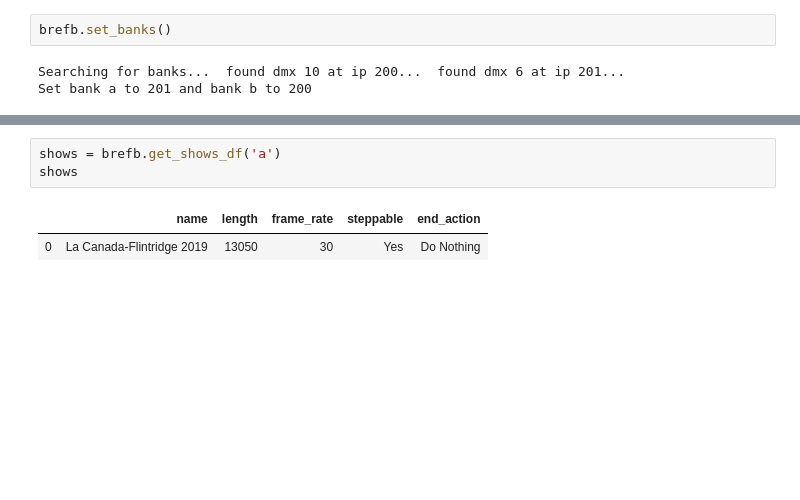
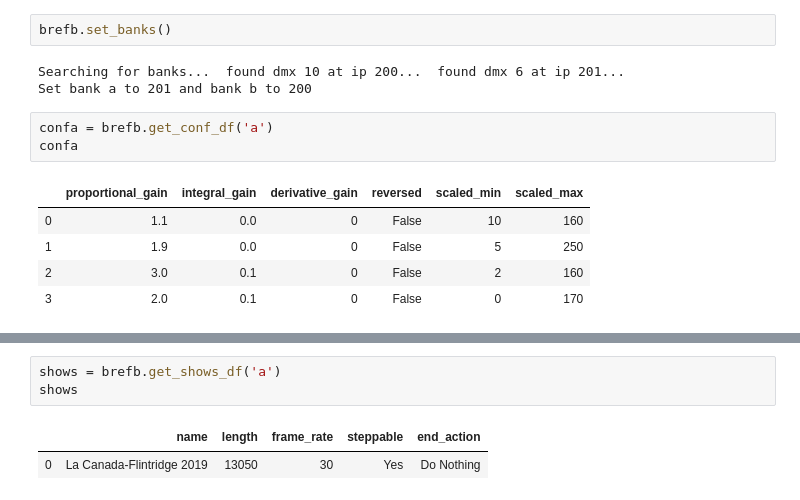
Before and after one commit to aesatchien/lcf_float, a Jupyter notebook: python/BrEFB.ipynb, the cells around one changed output, grey strips where cells are left out. Drawn from its saved outputs; the diff is of its cells as text; blank space fills up the shorter version.

```diff
--- a/python/BrEFB.ipynb
+++ b/python/BrEFB.ipynb
@@ -18,4 +18,13 @@ brefb.set_banks()
 # %% [output]
 Searching for banks...  found dmx 10 at ip 200...  found dmx 6 at ip 201...
 Set bank a to 201 and bank b to 200
+# %%
+confa = brefb.get_conf_df('a')
+confa
+# %% [output]
+|  | proportional_gain | integral_gain | derivative_gain | reversed | scaled_min | scaled_max |
+| 0 | 1.1 | 0.0 | 0 | False | 10 | 160 |
+| 1 | 1.9 | 0.0 | 0 | False | 5 | 250 |
+| 2 | 3.0 | 0.1 | 0 | False | 2 | 160 |
+| 3 | 2.0 | 0.1 | 0 | False | 0 | 170 |
 # %%
```
Also changed, not shown: parts of 8 cells of this notebook, 3 other files.
